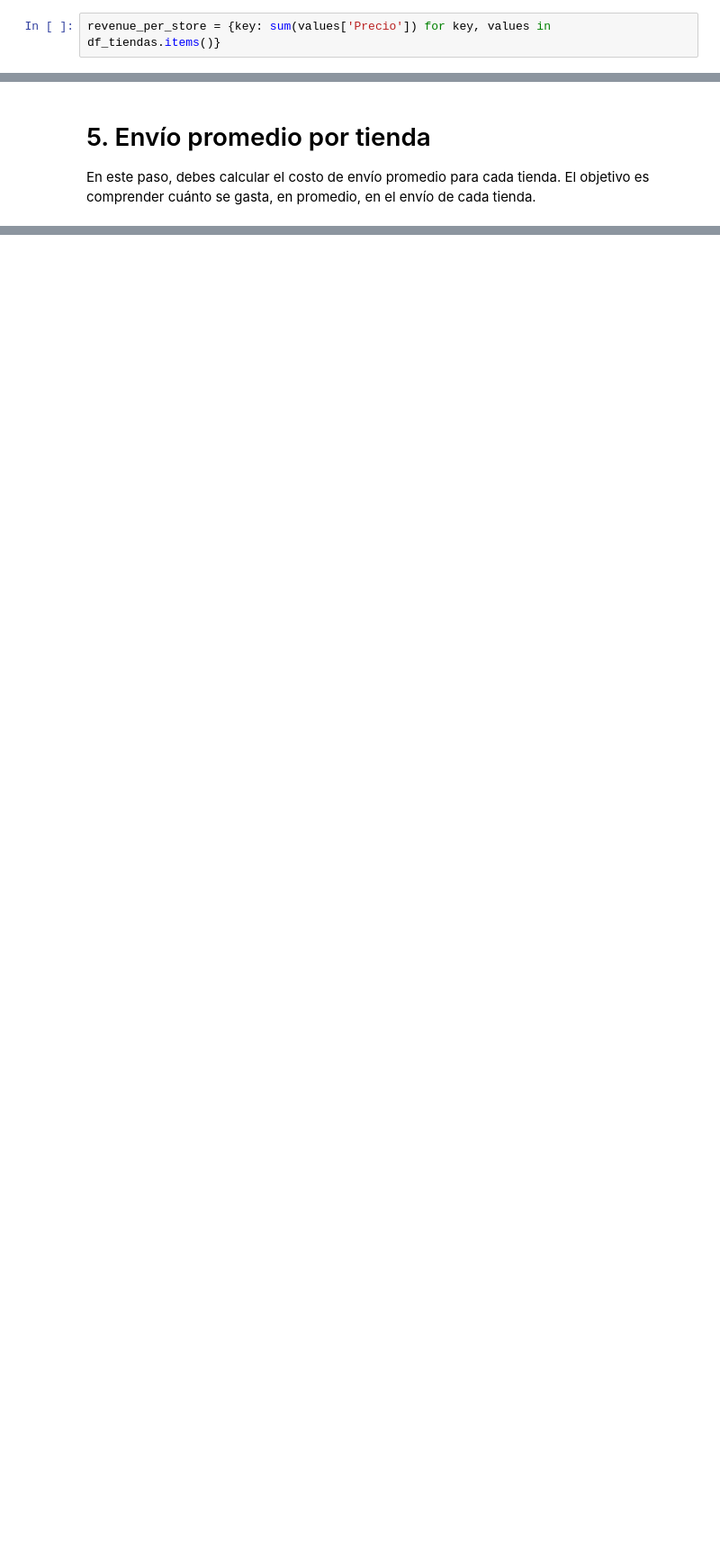
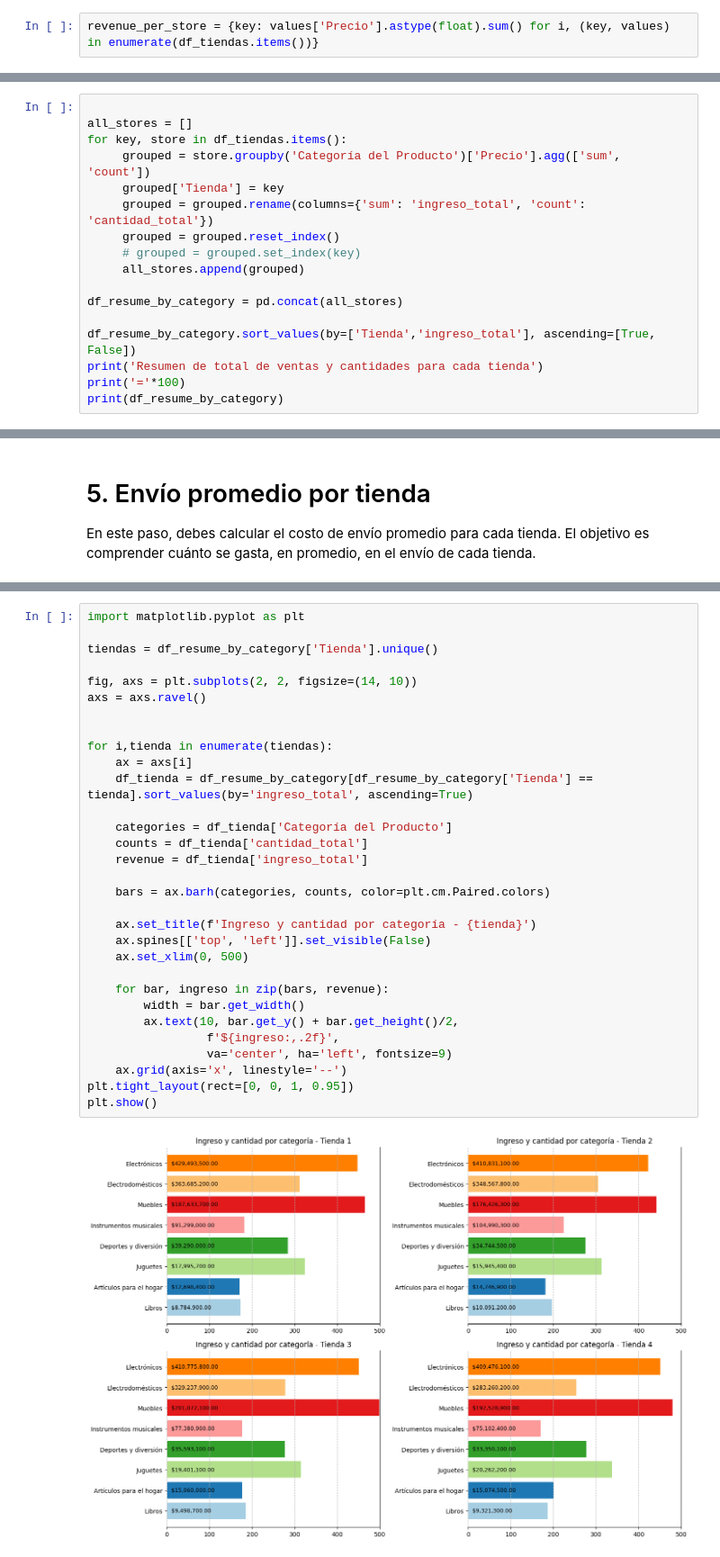
Before and after one commit to anber-02/challenge-alura-store-latam, a Jupyter notebook: AluraStoreLatam.ipynb, the cells around one changed output, grey strips where cells are left out. Shown at 90% size. Cells and saved outputs as stored; diff of their text form; blank space fills up the shorter version.

```diff
--- a/AluraStoreLatam.ipynb
+++ b/AluraStoreLatam.ipynb
@@ -33,2 +28,2 @@ for tienda in df_tiendas.values():
 # %%
-revenue_per_store = {key: sum(values['Precio']) for key, values in df_tiendas.items()}
+revenue_per_store = {key: values['Precio'].astype(float).sum() for i, (key, values) in enumerate(df_tiendas.items())}
@@ -104,0 +46,17 @@ plt.show()
+# %%
+
+all_stores = []
+for key, store in df_tiendas.items():
+     grouped = store.groupby('Categoría del Producto')['Precio'].agg(['sum', 'count'])
+     grouped['Tienda'] = key
+     grouped = grouped.rename(columns={'sum': 'ingreso_total', 'count': 'cantidad_total'})
+     grouped = grouped.reset_index()
+     # grouped = grouped.set_index(key)
+     all_stores.append(grouped)
+
+df_resume_by_category = pd.concat(all_stores)
+
+df_resume_by_category.sort_values(by=['Tienda','ingreso_total'], ascending=[True, False])
+print('Resumen de total de ventas y cantidades para cada tienda')
+print('='*100)
+print(df_resume_by_category)
@@ -198 +183,34 @@ average_shipping_cost_per_store
+# %%
+import matplotlib.pyplot as plt
+
+tiendas = df_resume_by_category['Tienda'].unique()
+
+fig, axs = plt.subplots(2, 2, figsize=(14, 10))
+axs = axs.ravel()
+
+
+for i,tienda in enumerate(tiendas):
+    ax = axs[i]
+    df_tienda = df_resume_by_category[df_resume_by_category['Tienda'] == tienda].sort_values(by='ingreso_total', ascending=True)
+
+    categories = df_tienda['Categoría del Producto']
+    counts = df_tienda['cantidad_total']
+    revenue = df_tienda['ingreso_total']
+
+    bars = ax.barh(categories, counts, color=plt.cm.Paired.colors)
+
+    ax.set_title(f'Ingreso y cantidad por categoría - {tienda}')
+    ax.spines[['top', 'left']].set_visible(False)
+    ax.set_xlim(0, 500)
+
+    for bar, ingreso in zip(bars, revenue):
+        width = bar.get_width()
+        ax.text(10, bar.get_y() + bar.get_height()/2,
+                 f'${ingreso:,.2f}',
+                 va='center', ha='left', fontsize=9)
+    ax.grid(axis='x', linestyle='--')
+plt.tight_layout(rect=[0, 0, 1, 0.95])
+plt.show()
+# %% [output]
+[figure, added]
 # %% [markdown]
```
Also changed, not shown: parts of 26 cells of this notebook.
